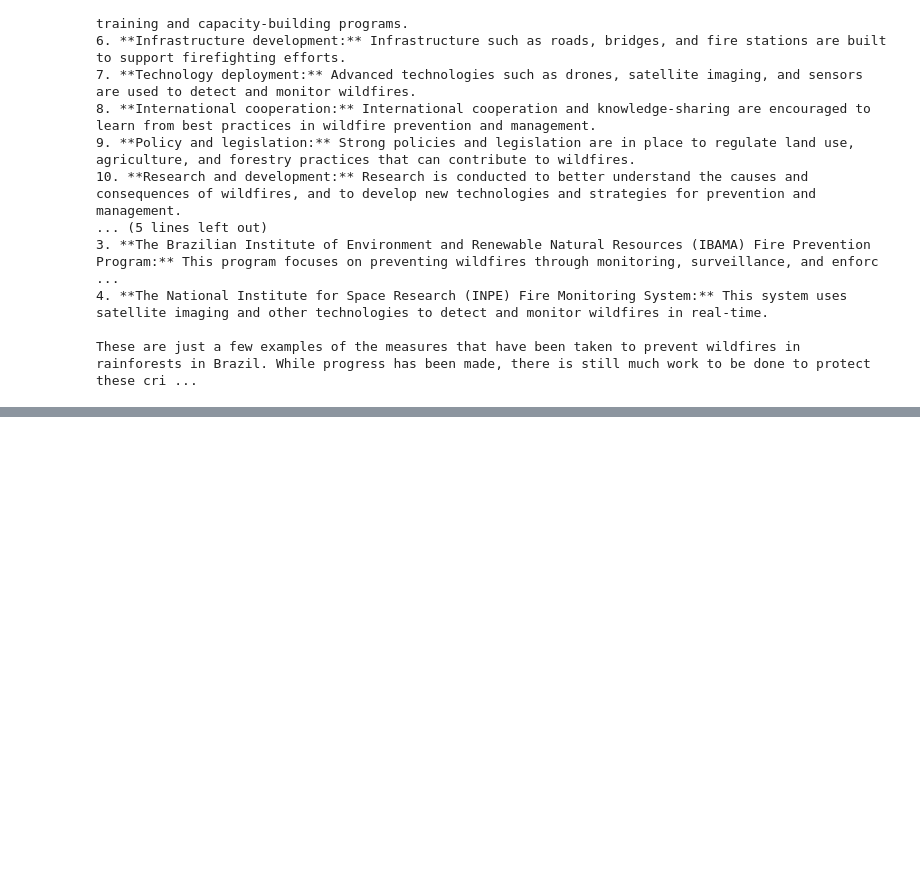
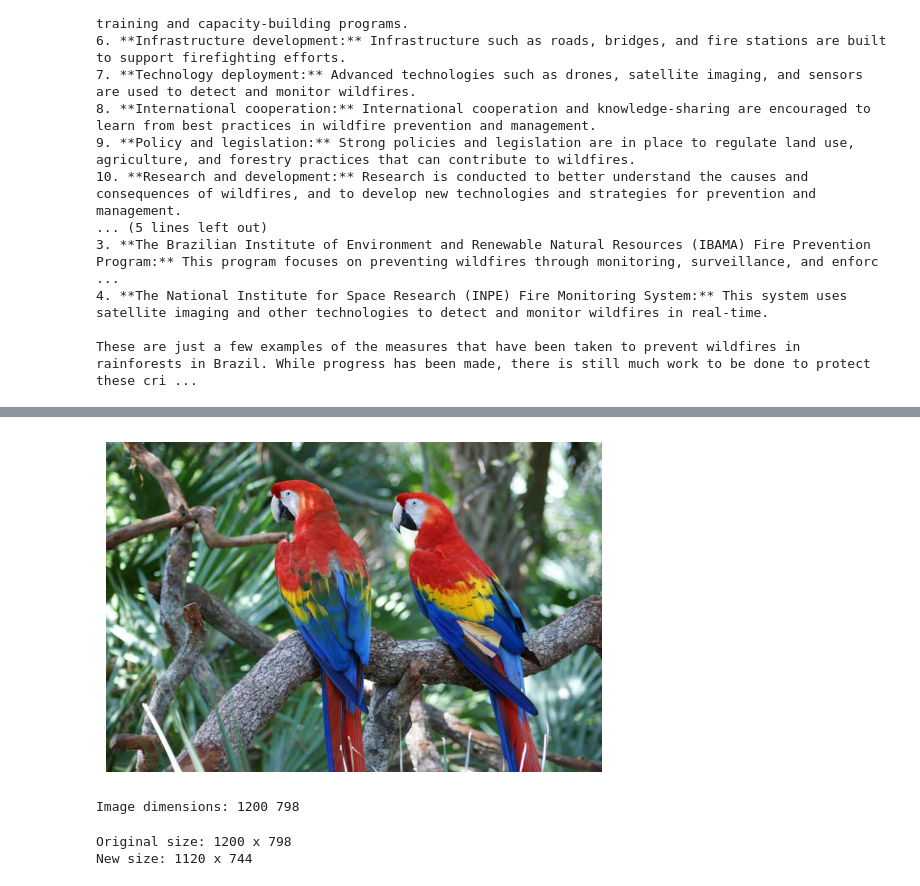
Before and after one commit to lucaspinheiro27/LLama_projects, a Jupyter notebook: LLama3_2.ipynb, the cells around one changed output, grey strips where cells are left out. Drawn from its saved outputs; the diff is of its cells as text; code cells hidden in the pictures; blank space fills up the shorter version.

```diff
--- a/LLama3_2.ipynb
+++ b/LLama3_2.ipynb
@@ -243,0 +302,15 @@ These are just a few examples of the measures that have been taken to prevent wi
+# %%
+display_local_image("/content/scarletmacaw-503886887.jpg")
+img = Image.open("/content/scarletmacaw-503886887.jpg")
+width, height = img.size
+print("Image dimensions:", width, height)
+# %% [output]
+[figure, added]
+Image dimensions: 1200 798
+# %%
+max_dimension = 1120
+resized_img = resize_image(img)
+base64_img = encode_image("resized_image.jpg")
+# %% [output]
+Original size: 1200 x 798
+New size: 1120 x 744
```
Also changed, not shown: parts of 8 cells of this notebook.
